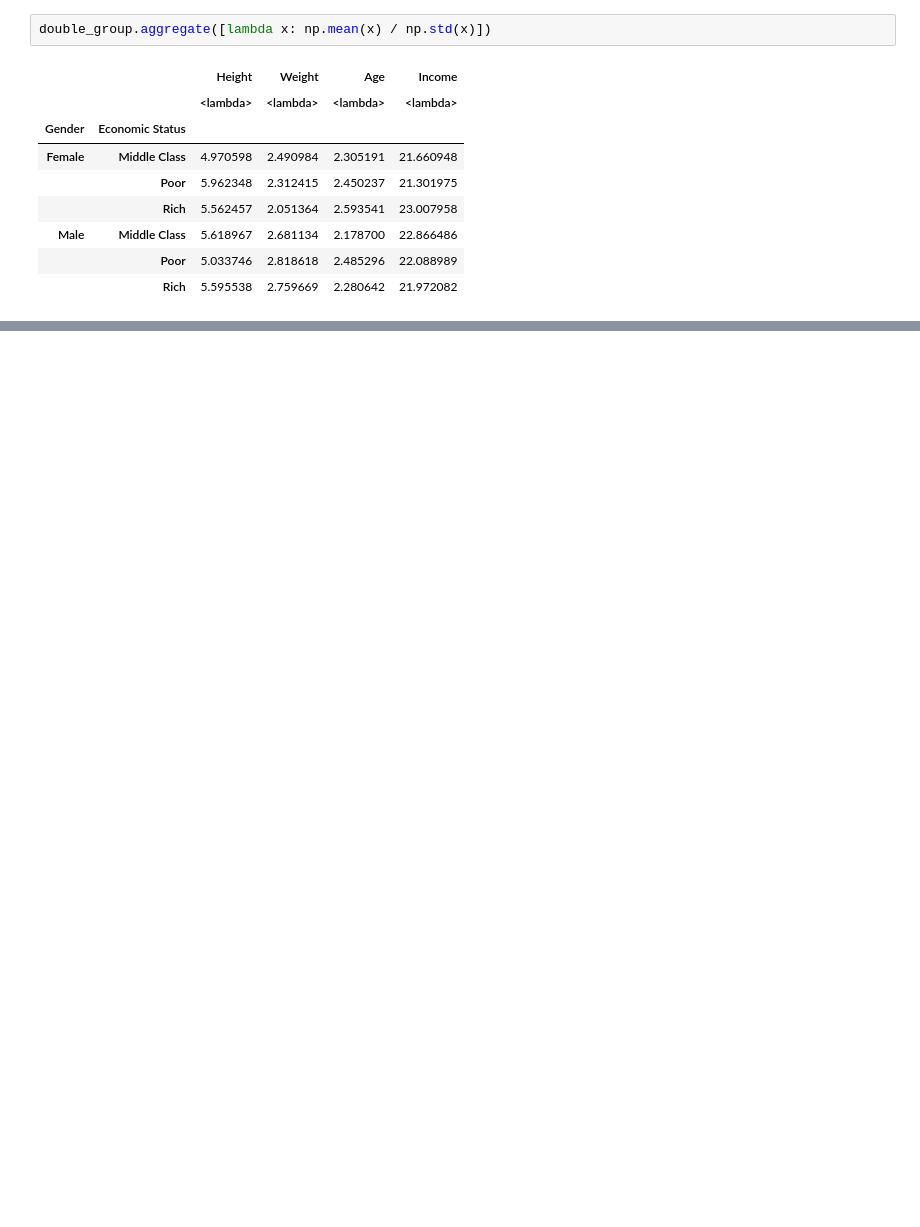
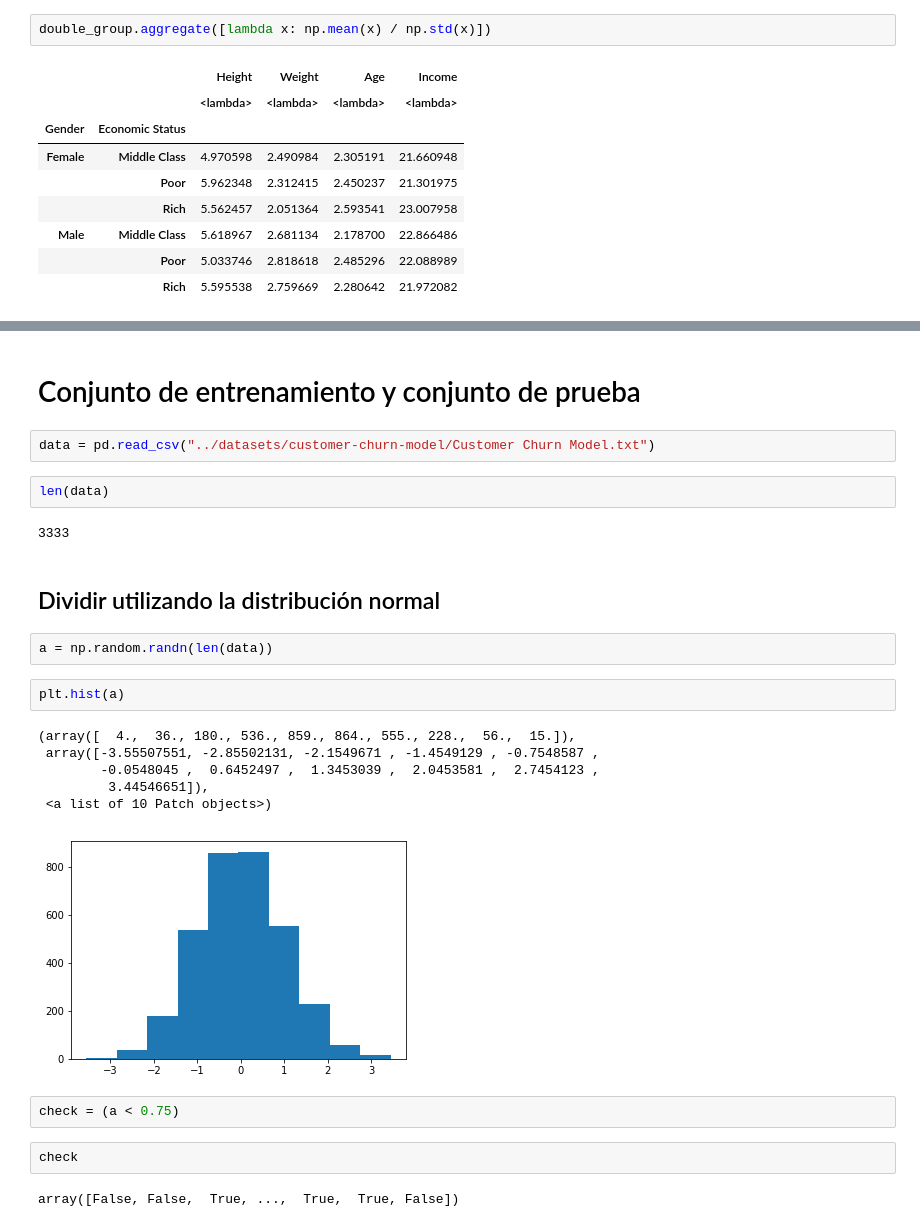
Before and after one commit to elugo00/machine-learning-python-course, a Jupyter notebook: notebooks/T2 - 3 - Data Cleaning - Agrupación de datos.ipynb, the cells around one changed output, grey strips where cells are left out. Drawn from its saved outputs; the diff is of its cells as text; blank space fills up the shorter version.

Commit message:
T2 - 3 - Data Cleaning - Agrupación de datos:  * Conjunto de entrenamiento y de testing  * Muestreo aleatorio: cómo dividir un dataset en conjunto de entreno y validación.

```diff
--- a/notebooks/T2 - 3 - Data Cleaning - Agrupación de datos.ipynb
+++ b/notebooks/T2 - 3 - Data Cleaning - Agrupación de datos.ipynb
@@ -285,0 +420,27 @@ double_group.aggregate([lambda x: np.mean(x) / np.std(x)])
+# %% [markdown]
+# Conjunto de entrenamiento y conjunto de prueba
+# %%
+data = pd.read_csv("../datasets/customer-churn-model/Customer Churn Model.txt")
+# %%
+len(data)
+# %% [output]
+3333
+# %% [markdown]
+## Dividir utilizando la distribución normal
+# %%
+a = np.random.randn(len(data))
+# %%
+plt.hist(a)
+# %% [output]
+(array([  4.,  36., 180., 536., 859., 864., 555., 228.,  56.,  15.]),
+ array([-3.55507551, -2.85502131, -2.1549671 , -1.4549129 , -0.7548587 ,
+        -0.0548045 ,  0.6452497 ,  1.3453039 ,  2.0453581 ,  2.7454123 ,
+         3.44546651]),
+ <a list of 10 Patch objects>)
+[figure, added]
+# %%
+check = (a < 0.75)
+# %%
+check
+# %% [output]
+array([False, False,  True, ...,  True,  True, False])
```
Also changed, not shown: parts of 35 cells of this notebook.
